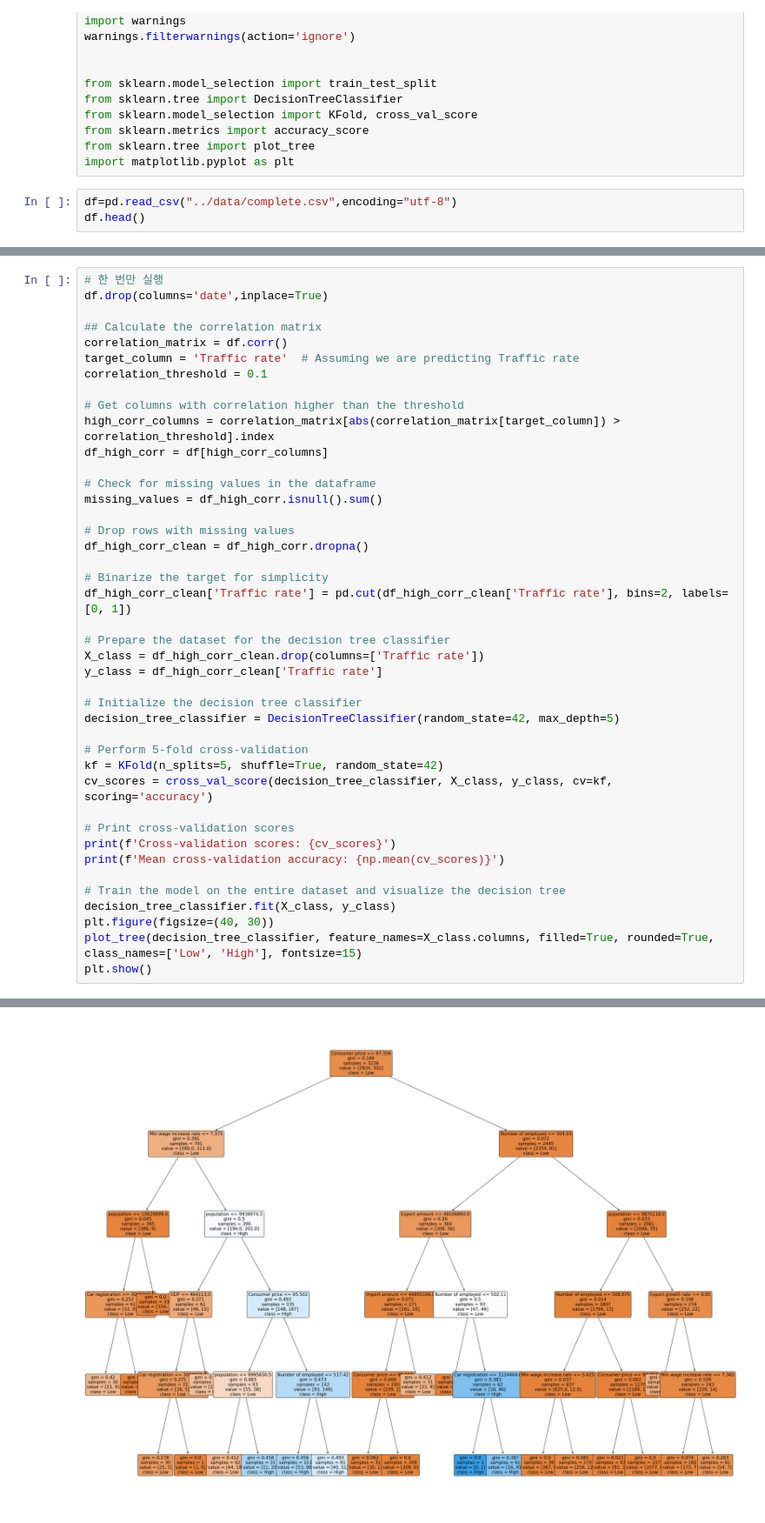
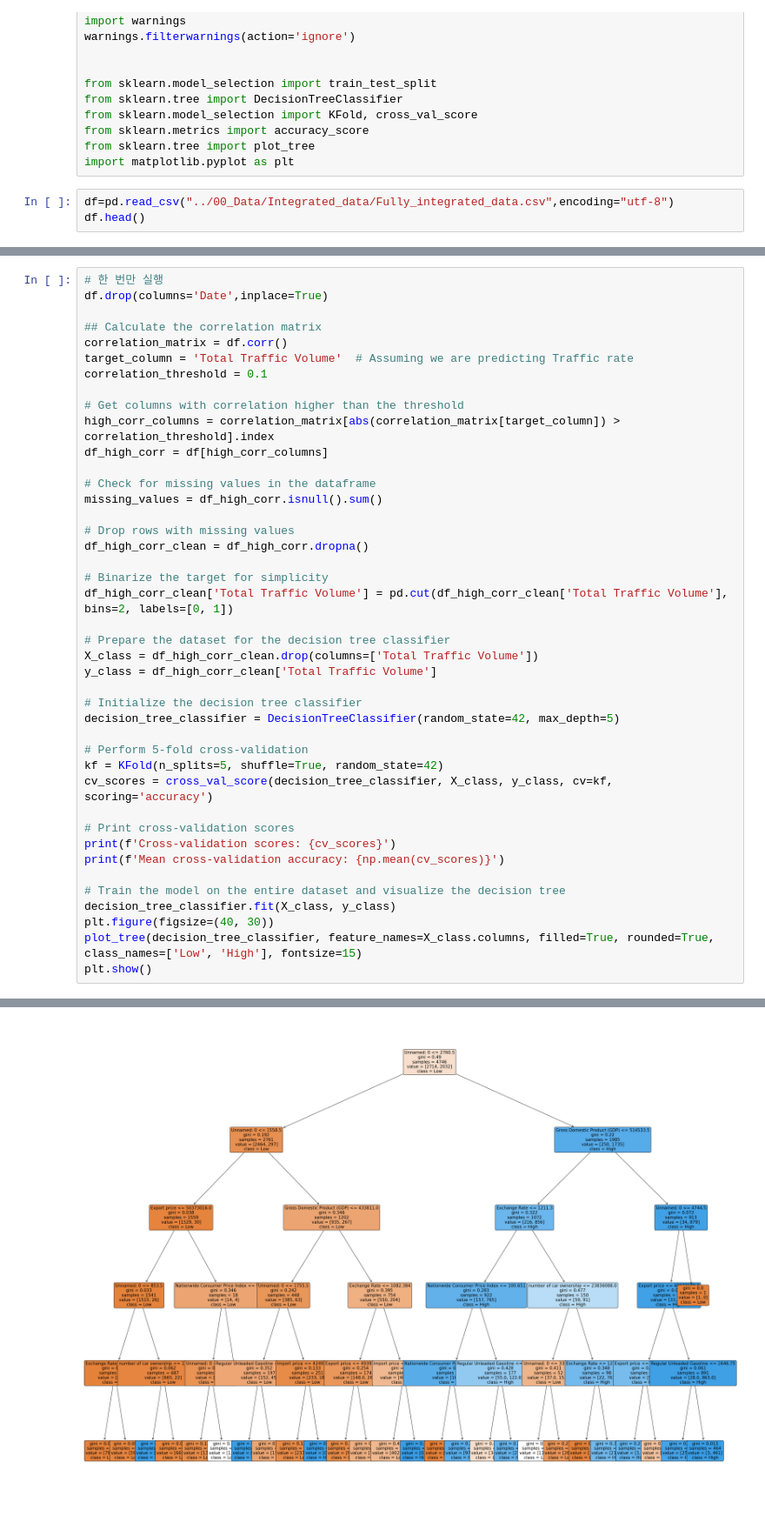
Before and after one commit to DataScience-6/traffic-and-economic, a Jupyter notebook: 03_Source_code&Dataset/04_Evaluation/Decision Tree_5Fold.ipynb, the cells around one changed output, grey strips where cells are left out. Shown at 87% size. Saved outputs shown, nothing was run; the diff lists cells and outputs as text.

```diff
--- a/03_Source_code&Dataset/04_Evaluation/Decision Tree_5Fold.ipynb
+++ b/03_Source_code&Dataset/04_Evaluation/Decision Tree_5Fold.ipynb
@@ -13,6 +13,6 @@ from sklearn.metrics import accuracy_score
 from sklearn.tree import plot_tree
 import matplotlib.pyplot as plt
 # %%
-df=pd.read_csv("../data/complete.csv",encoding="utf-8")
+df=pd.read_csv("../00_Data/Integrated_data/Fully_integrated_data.csv",encoding="utf-8")
 df.head()
 # %% [output]
@@ -26,10 +25,10 @@ df.head()
 # %%
 # 한 번만 실행
-df.drop(columns='date',inplace=True)
+df.drop(columns='Date',inplace=True)
 
 ## Calculate the correlation matrix
 correlation_matrix = df.corr()
-target_column = 'Traffic rate'  # Assuming we are predicting Traffic rate
+target_column = 'Total Traffic Volume'  # Assuming we are predicting Traffic rate
 correlation_threshold = 0.1
 
 # Get columns with correlation higher than the threshold
@@ -43,11 +42,11 @@ missing_values = df_high_corr.isnull().sum()
 df_high_corr_clean = df_high_corr.dropna()
 
 # Binarize the target for simplicity
-df_high_corr_clean['Traffic rate'] = pd.cut(df_high_corr_clean['Traffic rate'], bins=2, labels=[0, 1])
+df_high_corr_clean['Total Traffic Volume'] = pd.cut(df_high_corr_clean['Total Traffic Volume'], bins=2, labels=[0, 1])
 
 # Prepare the dataset for the decision tree classifier
-X_class = df_high_corr_clean.drop(columns=['Traffic rate'])
-y_class = df_high_corr_clean['Traffic rate']
+X_class = df_high_corr_clean.drop(columns=['Total Traffic Volume'])
+y_class = df_high_corr_clean['Total Traffic Volume']
 
 # Initialize the decision tree classifier
 decision_tree_classifier = DecisionTreeClassifier(random_state=42, max_depth=5)
@@ -71 +70 @@ Mean cross-validation accuracy: 0.9344882363043105
-[figure, old version]
+[figure, new version]
```
Also changed, not shown: parts of 2 cells of this notebook, 2 other files.
